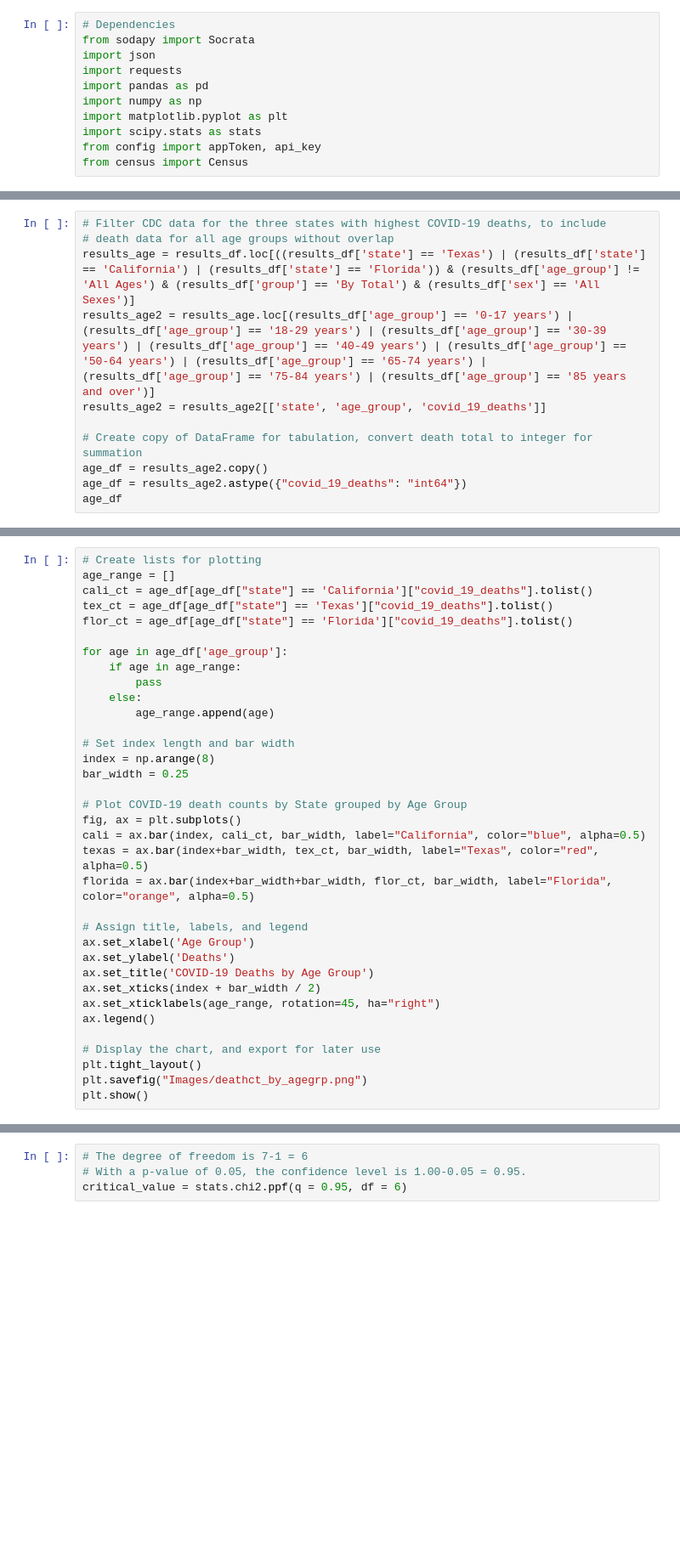
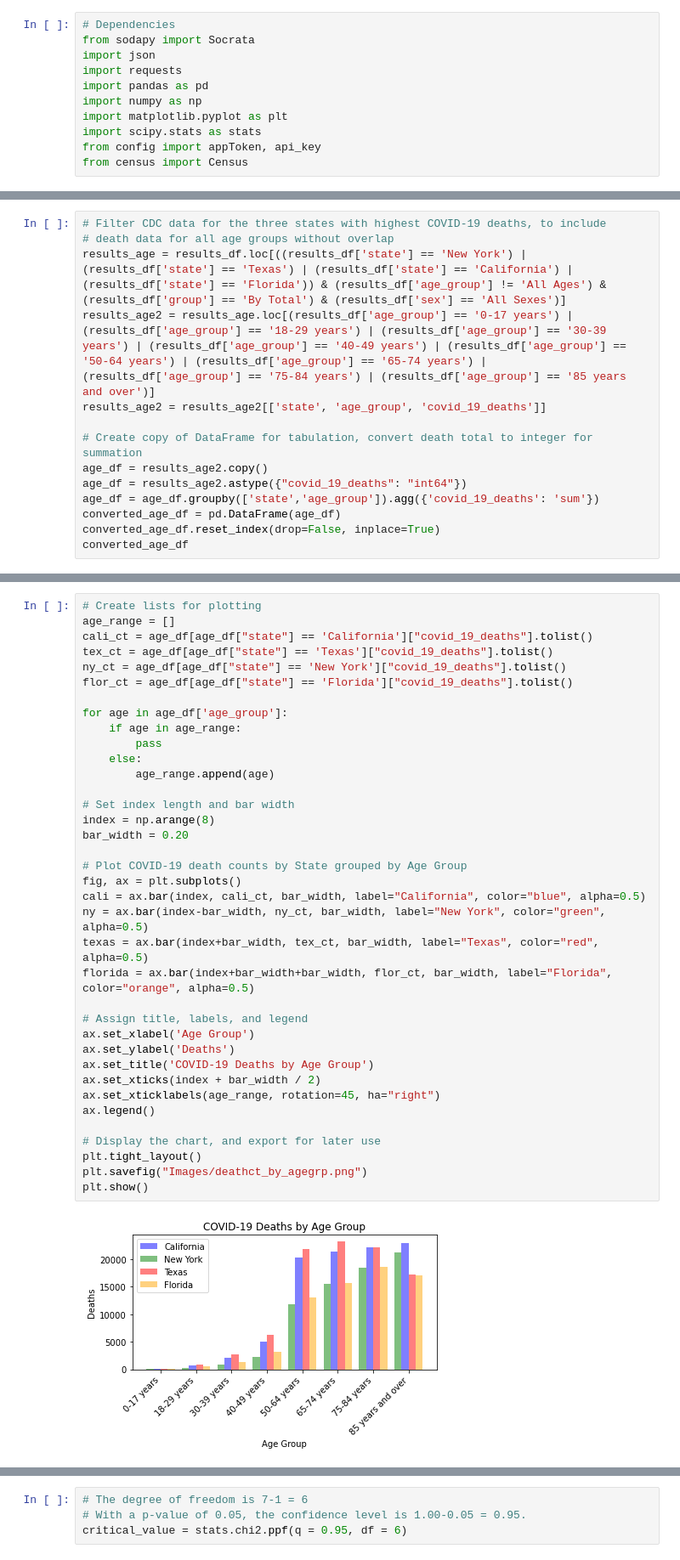
Before and after one commit to hvkorrapati/NU_project_1, a Jupyter notebook: demographics.ipynb, the cells around one changed output, grey strips where cells are left out. Shown: that part at 85% size. Cells and saved outputs as stored; diff of their text form; blank space fills up the shorter version.

```diff
--- a/demographics.ipynb
+++ b/demographics.ipynb
@@ -98,11 +138,14 @@ plt.show()
 # %%
 # Filter CDC data for the three states with highest COVID-19 deaths, to include
 # death data for all age groups without overlap
-results_age = results_df.loc[((results_df['state'] == 'Texas') | (results_df['state'] == 'California') | (results_df['state'] == 'Florida')) & (results_df['age_group'] != 'All Ages') & (results_df['group'] == 'By Total') & (results_df['sex'] == 'All Sexes')]
+results_age = results_df.loc[((results_df['state'] == 'New York') | (results_df['state'] == 'Texas') | (results_df['state'] == 'California') | (results_df['state'] == 'Florida')) & (results_df['age_group'] != 'All Ages') & (results_df['group'] == 'By Total') & (results_df['sex'] == 'All Sexes')]
 results_age2 = results_age.loc[(results_df['age_group'] == '0-17 years') | (results_df['age_group'] == '18-29 years') | (results_df['age_group'] == '30-39 years') | (results_df['age_group'] == '40-49 years') | (results_df['age_group'] == '50-64 years') | (results_df['age_group'] == '65-74 years') | (results_df['age_group'] == '75-84 years') | (results_df['age_group'] == '85 years and over')]
 results_age2 = results_age2[['state', 'age_group', 'covid_19_deaths']]
 
 # Create copy of DataFrame for tabulation, convert death total to integer for summation
 age_df = results_age2.copy()
 age_df = results_age2.astype({"covid_19_deaths": "int64"})
-age_df
+age_df = age_df.groupby(['state','age_group']).agg({'covid_19_deaths': 'sum'})
+converted_age_df = pd.DataFrame(age_df)
+converted_age_df.reset_index(drop=False, inplace=True)
+converted_age_df
@@ -111,36 +172,40 @@ age_df
 age_range = []
 cali_ct = age_df[age_df["state"] == 'California']["covid_19_deaths"].tolist()
 tex_ct = age_df[age_df["state"] == 'Texas']["covid_19_deaths"].tolist()
+ny_ct = age_df[age_df["state"] == 'New York']["covid_19_deaths"].tolist()
 flor_ct = age_df[age_df["state"] == 'Florida']["covid_19_deaths"].tolist()
 
 for age in age_df['age_group']:
     if age in age_range:
         pass
     else:
         age_range.append(age)
 
 # Set index length and bar width
 index = np.arange(8)
-bar_width = 0.25
+bar_width = 0.20
 
 # Plot COVID-19 death counts by State grouped by Age Group
 fig, ax = plt.subplots()
 cali = ax.bar(index, cali_ct, bar_width, label="California", color="blue", alpha=0.5)
+ny = ax.bar(index-bar_width, ny_ct, bar_width, label="New York", color="green", alpha=0.5)
 texas = ax.bar(index+bar_width, tex_ct, bar_width, label="Texas", color="red", alpha=0.5)
 florida = ax.bar(index+bar_width+bar_width, flor_ct, bar_width, label="Florida", color="orange", alpha=0.5)
 
 # Assign title, labels, and legend
 ax.set_xlabel('Age Group')
 ax.set_ylabel('Deaths')
 ax.set_title('COVID-19 Deaths by Age Group')
 ax.set_xticks(index + bar_width / 2)
 ax.set_xticklabels(age_range, rotation=45, ha="right")
 ax.legend()
 
 # Display the chart, and export for later use
 plt.tight_layout()
 plt.savefig("Images/deathct_by_agegrp.png")
 plt.show()
+# %% [output]
+[figure, added]
 # %%
 # Use open client to obtain data
 results2 = client.get("ks3g-spdg", limit=4000000)
```
Also changed, not shown: parts of 18 cells of this notebook, 4 other files.
